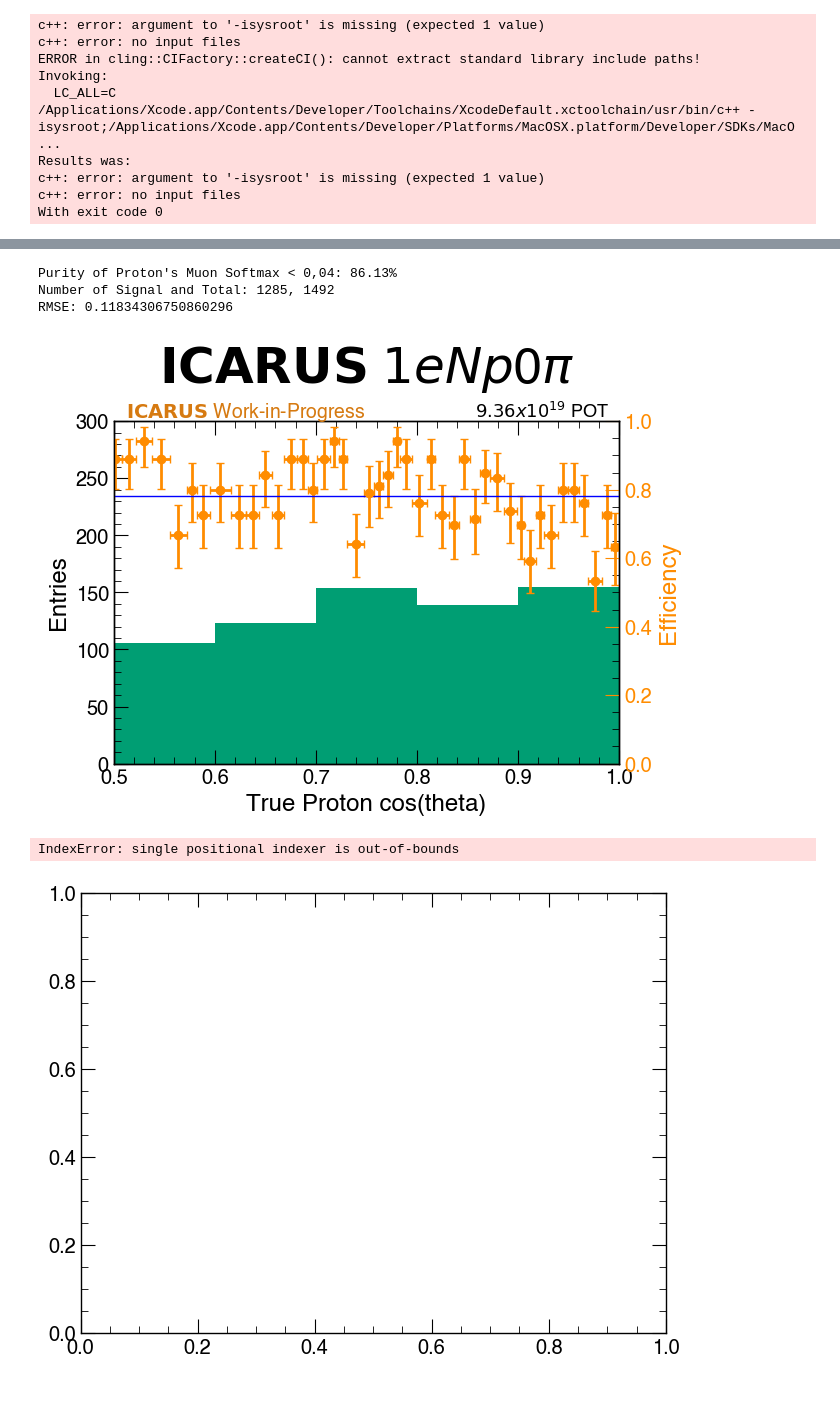
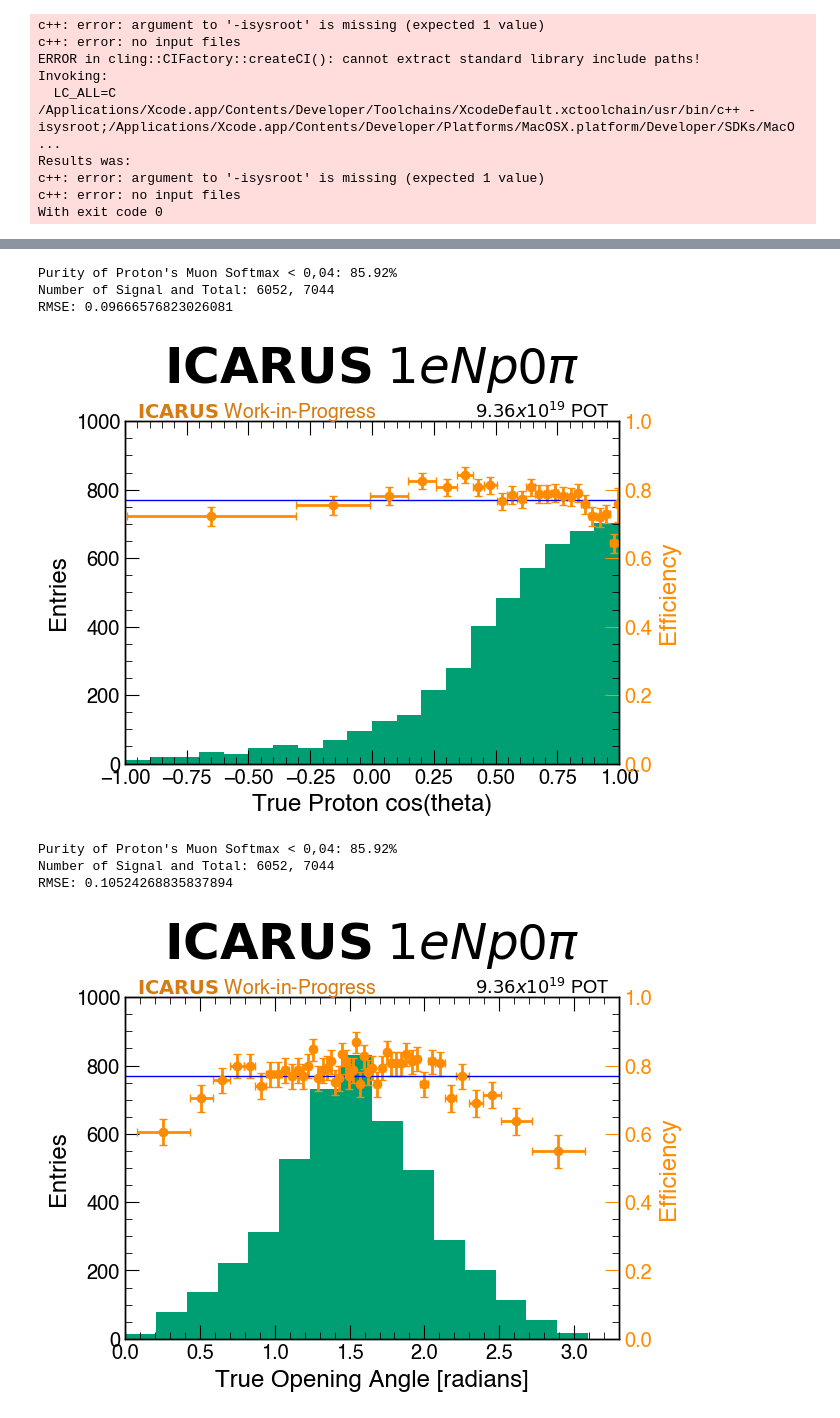
Before and after one commit to dacarber/medulla, a Jupyter notebook: spineplot/Efficiency_plots.ipynb, the cells around one changed output, grey strips where cells are left out. Drawn from its saved outputs; the diff is of its cells as text; code cells hidden in the pictures.

```diff
--- a/spineplot/Efficiency_plots.ipynb
+++ b/spineplot/Efficiency_plots.ipynb
@@ -687,7 +692,7 @@ plt.style.use('styles/muon2024_colorswap.mplstyle')
 fig, ax1 = plt.subplots()
 variable = "true_alphaT"
 bins = [0,3.25,.25]
-bins_eff = [0,3.25,25]
+bins_eff = [0,3.25,200]
 purity = len(cut_muon)/(len(signal))
 
 eff, var, unc = get_eff_bins_same(signal,cut_muon,variable,bins = bins_eff)
@@ -712,7 +717,7 @@ ax2.set_ylabel("Efficiency",color = 'darkorange')
 ax1.set_ylabel("Entries")
 plt.title(r"$\bf{ICARUS}$ $1eNp$0$\pi$")
 plt.xlim(bins[0], bins[1])
-ax1.set_ylim(0, 175)
+ax1.set_ylim(0, 1000)
 ax2.set_ylim(0, 1)
 yrange = [0,1]
 usey = yrange[1] + 0.01*(yrange[1] - yrange[0]) + 0*(yrange[1] - yrange[0])
@@ -746,7 +751,7 @@ plt.style.use('styles/muon2024_colorswap.mplstyle')
 fig, ax1 = plt.subplots()
 variable = "true_phiT"
 bins = [0,3.25,.25]
-bins_eff = [0,3.25,75]
+bins_eff = [0,3.25,200]
 purity = len(cut_muon)/(len(signal))
 
 eff, var, unc = get_eff_bins_same(signal,cut_muon,variable,bins = bins_eff)
@@ -771,7 +776,7 @@ ax2.set_ylabel("Efficiency",color = 'darkorange')
 ax1.set_ylabel("Entries")
 plt.title(r"$\bf{ICARUS}$ $1eNp$0$\pi$")
 plt.xlim(bins[0], bins[1])
-ax1.set_ylim(0, 500)
+ax1.set_ylim(0, 2000)
 ax2.set_ylim(0, 1)
 yrange = [0,1]
 usey = yrange[1] + 0.01*(yrange[1] - yrange[0]) + 0*(yrange[1] - yrange[0])
@@ -805,7 +810,7 @@ plt.style.use('styles/muon2024_colorswap.mplstyle')
 fig, ax1 = plt.subplots()
 variable = "true_electron_polar"
 bins = [-1,1.0,.1]
-bins_eff = [0,1,75]
+bins_eff = [0,1,200]
 purity = len(cut_muon)/(len(signal))
 
 eff, var, unc = get_eff_bins_same(signal,cut_muon,variable,bins = bins_eff)
@@ -830,7 +835,7 @@ ax2.set_ylabel("Efficiency",color = 'darkorange')
 ax1.set_ylabel("Entries")
 plt.title(r"$\bf{ICARUS}$ $1eNp$0$\pi$")
 plt.xlim(bins[0], bins[1])
-ax1.set_ylim(0, 400)
+ax1.set_ylim(0, 2000)
 ax2.set_ylim(0, 1)
 yrange = [0,1]
 usey = yrange[1] + 0.01*(yrange[1] - yrange[0]) + 0*(yrange[1] - yrange[0])
@@ -863,8 +868,8 @@ plt.style.use('styles/muon2024_colorswap.mplstyle')
 
 fig, ax1 = plt.subplots()
 variable = "true_proton_polar"
-bins = [.5,1,.1]
-bins_eff = [0,1,16]
+bins = [-1,1,.1]
+bins_eff = [0,1,200]
 purity = len(cut_muon)/(len(signal))
 
 eff, var, unc = get_eff_bins_same(signal,cut_muon,variable,bins = bins_eff)
@@ -889,7 +894,7 @@ ax2.set_ylabel("Efficiency",color = 'darkorange')
 ax1.set_ylabel("Entries")
 plt.title(r"$\bf{ICARUS}$ $1eNp$0$\pi$")
 plt.xlim(bins[0], bins[1])
-ax1.set_ylim(0, 300)
+ax1.set_ylim(0, 1000)
 ax2.set_ylim(0, 1)
 yrange = [0,1]
 usey = yrange[1] + 0.01*(yrange[1] - yrange[0]) + 0*(yrange[1] - yrange[0])
@@ -913,17 +918,17 @@ print(f"Number of Signal and Total: {len(signal)}, {len(mc_df)}")
 rmse = np.sqrt(np.mean(np.subtract(purity,scatter_y) ** 2))
 print("RMSE:",rmse)
 # %% [output]
-Purity of Proton's Muon Softmax < 0,04: 86.13%
-Number of Signal and Total: 1285, 1492
-RMSE: 0.11834306750860296
+Purity of Proton's Muon Softmax < 0,04: 85.92%
+Number of Signal and Total: 6052, 7044
+RMSE: 0.09666576823026081
-[figure, old version]
+[figure, new version]
 # %%
 plt.style.use('styles/muon2024_colorswap.mplstyle')
 
 fig, ax1 = plt.subplots()
 variable = "true_opening_angle"
 bins = [0,3.3,.2]
-bins_eff = [0,3.3,15]
+bins_eff = [0,3.3,100]
 purity = len(cut_muon)/(len(signal))
 
 eff, var, unc = get_eff_bins_same(signal,cut_muon,variable,bins = bins_eff)
@@ -944,33 +949,35 @@ ax2.errorbar(scatter_x, scatter_y,yerr=y_err,xerr=x_err, capsize=3, color='darko
 ax2.hlines(y=purity, xmin=0, xmax=10000, color='b', linestyle='-', linewidth=1)
 ax2.tick_params(axis='y', colors='darkorange')
 ax1.set_xlabel(r"True Opening Angle [radians]")
 ax2.set_ylabel("Efficiency",color = 'darkorange')
 ax1.set_ylabel("Entries")
 plt.title(r"$\bf{ICARUS}$ $1eNp$0$\pi$")
 plt.xlim(bins[0], bins[1])
-ax1.set_ylim(0, 200)
+ax1.set_ylim(0, 1000)
 ax2.set_ylim(0, 1)
 yrange = [0,1]
 usey = yrange[1] + 0.01*(yrange[1] - yrange[0]) + 0*(yrange[1] - yrange[0])
 xrange = [bins[0],bins[1]]
 usex = xrange[0] + 0.025*(xrange[1] - xrange[0]) + 0*(xrange[1] - xrange[0])
 plt.text(x=usex, y=usey, s=r"$\bf{ICARUS}$ Work-in-Progress", fontsize=14, color='#d67a11')
 usey = yrange[1] + 0.01*(yrange[1] - yrange[0]) + 0*(yrange[1] - yrange[0])
 usex = xrange[1] - 0.02*(xrange[1] - xrange[0])
 plt.text(x=usex, y=usey, s=r"$9.36x10^{19}$ POT", fontsize=13, color='black', horizontalalignment='right')
 
 # Set legend
 #plt.legend(handles_reordered, labels_reordered)
 
 #plt.show()
 plt.savefig("/Users/danielcarber/Documents/ICARUS/NuMI_Nue/Plots/Efficiency_plots/True_opening_angle.png")
 
 
 purity = len(signal)/(len(mc_df))
 print(f"Purity of Proton's Muon Softmax < 0,04: {purity*100:.2f}%")
 print(f"Number of Signal and Total: {len(signal)}, {len(mc_df)}")
 rmse = np.sqrt(np.mean(np.subtract(purity,scatter_y) ** 2))
 print("RMSE:",rmse)
 # %% [output]
-IndexError: single positional indexer is out-of-bounds
+Purity of Proton's Muon Softmax < 0,04: 85.92%
+Number of Signal and Total: 6052, 7044
+RMSE: 0.10524268835837894
-[figure, old version]
+[figure, new version]
```
Also changed, not shown: parts of 14 cells of this notebook, 1 other file.
